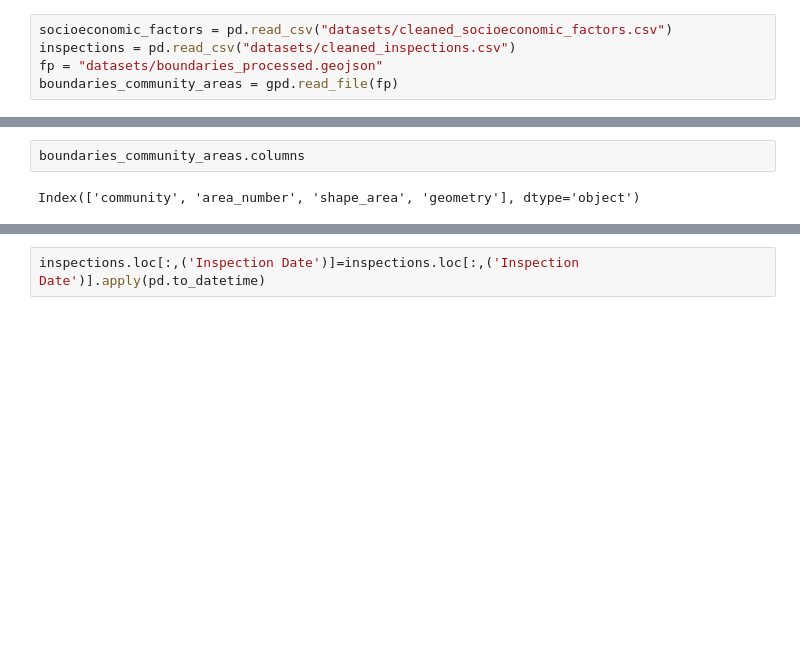
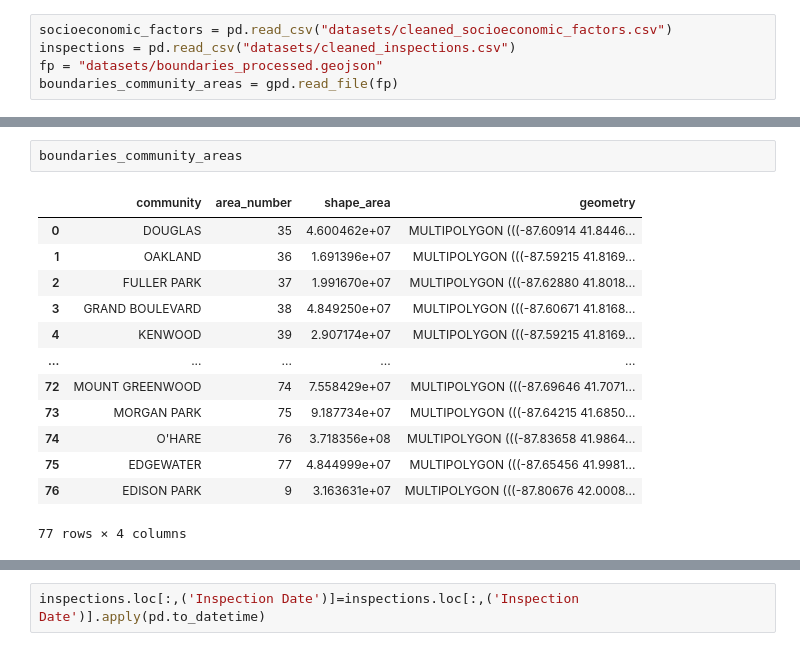
Before and after one commit to aaag97/ada-2019-project-databusters, a Jupyter notebook: maps_visualization.ipynb, the cells around one changed output, grey strips where cells are left out. Cells and saved outputs as stored; diff of their text form; blank space fills up the shorter version.

```diff
--- a/maps_visualization.ipynb
+++ b/maps_visualization.ipynb
@@ -52,5 +102,17 @@ Index(['Community Area', 'Community Area Name', 'Colorectal Cancer',
 # %%
-boundaries_community_areas.columns
+boundaries_community_areas
 # %% [output]
+|  | community | area_number | shape_area | geometry |
+| 0 | DOUGLAS | 35 | 4.600462e+07 | MULTIPOLYGON (((-87.60914 41.8446... |
+| 1 | OAKLAND | 36 | 1.691396e+07 | MULTIPOLYGON (((-87.59215 41.8169... |
+| 2 | FULLER PARK | 37 | 1.991670e+07 | MULTIPOLYGON (((-87.62880 41.8018... |
+| 3 | GRAND BOULEVARD | 38 | 4.849250e+07 | MULTIPOLYGON (((-87.60671 41.8168... |
+| 4 | KENWOOD | 39 | 2.907174e+07 | MULTIPOLYGON (((-87.59215 41.8169... |
+| ... | ... | ... | ... | ... |
+| 72 | MOUNT GREENWOOD | 74 | 7.558429e+07 | MULTIPOLYGON (((-87.69646 41.7071... |
+| 73 | MORGAN PARK | 75 | 9.187734e+07 | MULTIPOLYGON (((-87.64215 41.6850... |
+| 74 | O'HARE | 76 | 3.718356e+08 | MULTIPOLYGON (((-87.83658 41.9864... |
+| 75 | EDGEWATER | 77 | 4.844999e+07 | MULTIPOLYGON (((-87.65456 41.9981... |
+| 76 | EDISON PARK | 9 | 3.163631e+07 | MULTIPOLYGON (((-87.80676 42.0008... |
-Index(['community', 'area_number', 'shape_area', 'geometry'], dtype='object')
+77 rows × 4 columns
 # %%
```
Also changed, not shown: parts of 33 cells of this notebook, 1 other file.
